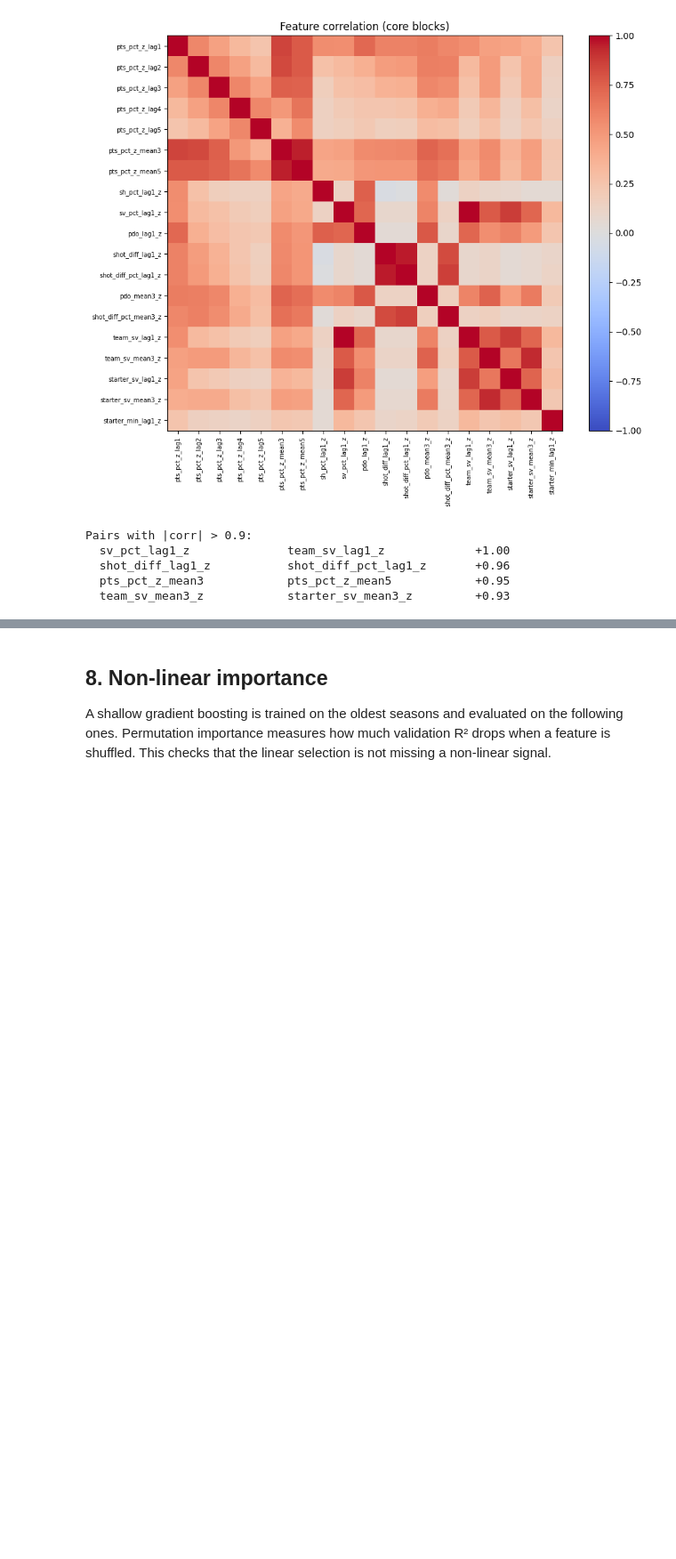
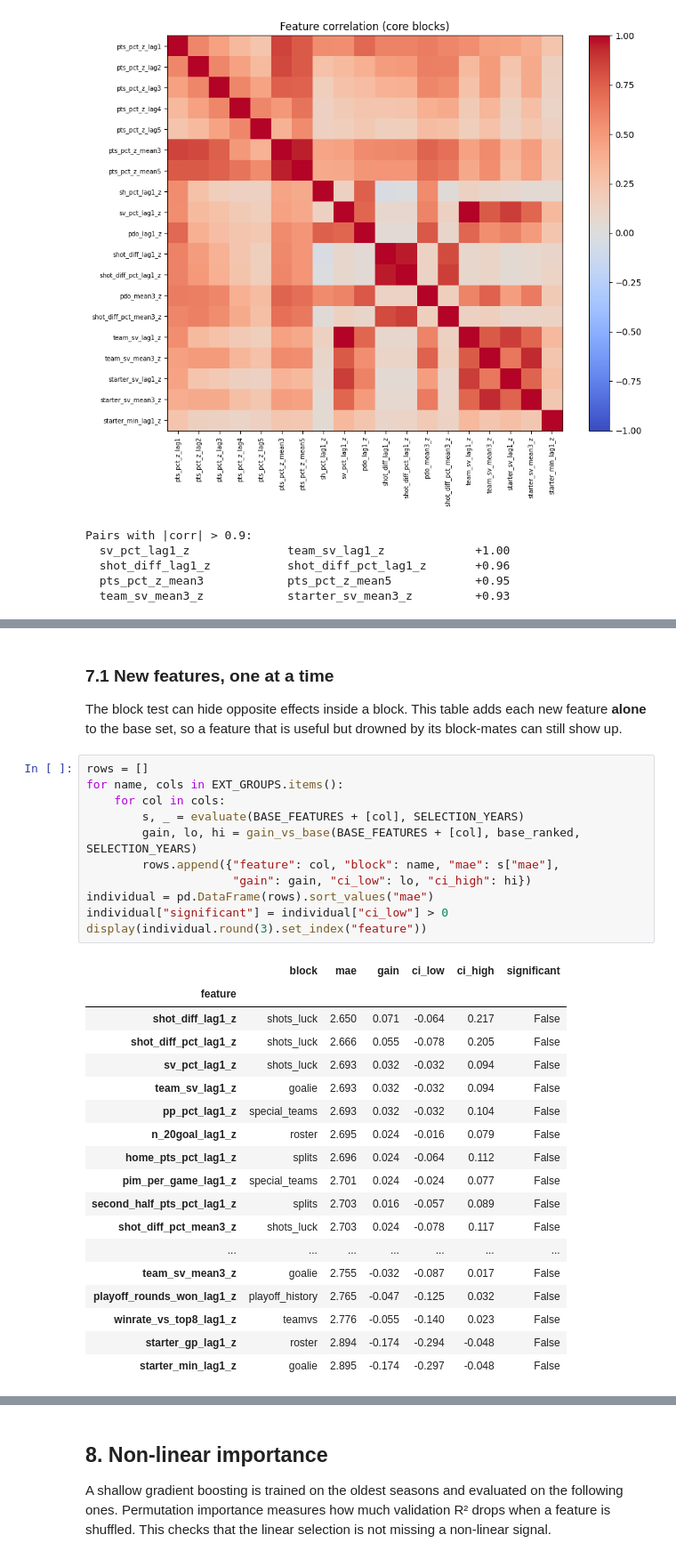
Before and after one commit to Nathan-Pinheiro/AC_hockey_predictions, a Jupyter notebook: ranking/ranking_feature_analysis.ipynb, the cells around one changed output, grey strips where cells are left out. Shown at 89% size. Saved outputs shown, nothing was run; the diff lists cells and outputs as text; blank space fills up the shorter version.

```diff
--- a/ranking/ranking_feature_analysis.ipynb
+++ b/ranking/ranking_feature_analysis.ipynb
@@ -461,0 +509,35 @@ display(incremental.round(3).set_index("block"))
+# %% [markdown]
+### 7.1 New features, one at a time
+
+The block test can hide opposite effects inside a block. This table adds each new feature **alone**
+to the base set, so a feature that is useful but drowned by its block-mates can still show up.
+# %%
+rows = []
+for name, cols in EXT_GROUPS.items():
+    for col in cols:
+        s, _ = evaluate(BASE_FEATURES + [col], SELECTION_YEARS)
+        gain, lo, hi = gain_vs_base(BASE_FEATURES + [col], base_ranked, SELECTION_YEARS)
+        rows.append({"feature": col, "block": name, "mae": s["mae"],
+                     "gain": gain, "ci_low": lo, "ci_high": hi})
+individual = pd.DataFrame(rows).sort_values("mae")
+individual["significant"] = individual["ci_low"] > 0
+display(individual.round(3).set_index("feature"))
+# %% [output]
+|  | block | mae | gain | ci_low | ci_high | significant |
+| feature |  |  |  |  |  |  |
+| shot_diff_lag1_z | shots_luck | 2.650 | 0.071 | -0.064 | 0.217 | False |
+| shot_diff_pct_lag1_z | shots_luck | 2.666 | 0.055 | -0.078 | 0.205 | False |
+| sv_pct_lag1_z | shots_luck | 2.693 | 0.032 | -0.032 | 0.094 | False |
+| team_sv_lag1_z | goalie | 2.693 | 0.032 | -0.032 | 0.094 | False |
+| pp_pct_lag1_z | special_teams | 2.693 | 0.032 | -0.032 | 0.104 | False |
+| n_20goal_lag1_z | roster | 2.695 | 0.024 | -0.016 | 0.079 | False |
+| home_pts_pct_lag1_z | splits | 2.696 | 0.024 | -0.064 | 0.112 | False |
+| pim_per_game_lag1_z | special_teams | 2.701 | 0.024 | -0.024 | 0.077 | False |
+| second_half_pts_pct_lag1_z | splits | 2.703 | 0.016 | -0.057 | 0.089 | False |
+| shot_diff_pct_mean3_z | shots_luck | 2.703 | 0.024 | -0.078 | 0.117 | False |
+| ... | ... | ... | ... | ... | ... | ... |
+| team_sv_mean3_z | goalie | 2.755 | -0.032 | -0.087 | 0.017 | False |
+| playoff_rounds_won_lag1_z | playoff_history | 2.765 | -0.047 | -0.125 | 0.032 | False |
+| winrate_vs_top8_lag1_z | teamvs | 2.776 | -0.055 | -0.140 | 0.023 | False |
+| starter_gp_lag1_z | roster | 2.894 | -0.174 | -0.294 | -0.048 | False |
+| starter_min_lag1_z | goalie | 2.895 | -0.174 | -0.297 | -0.048 | False |
```
Also changed, not shown: parts of 15 cells of this notebook, 9 other files.
